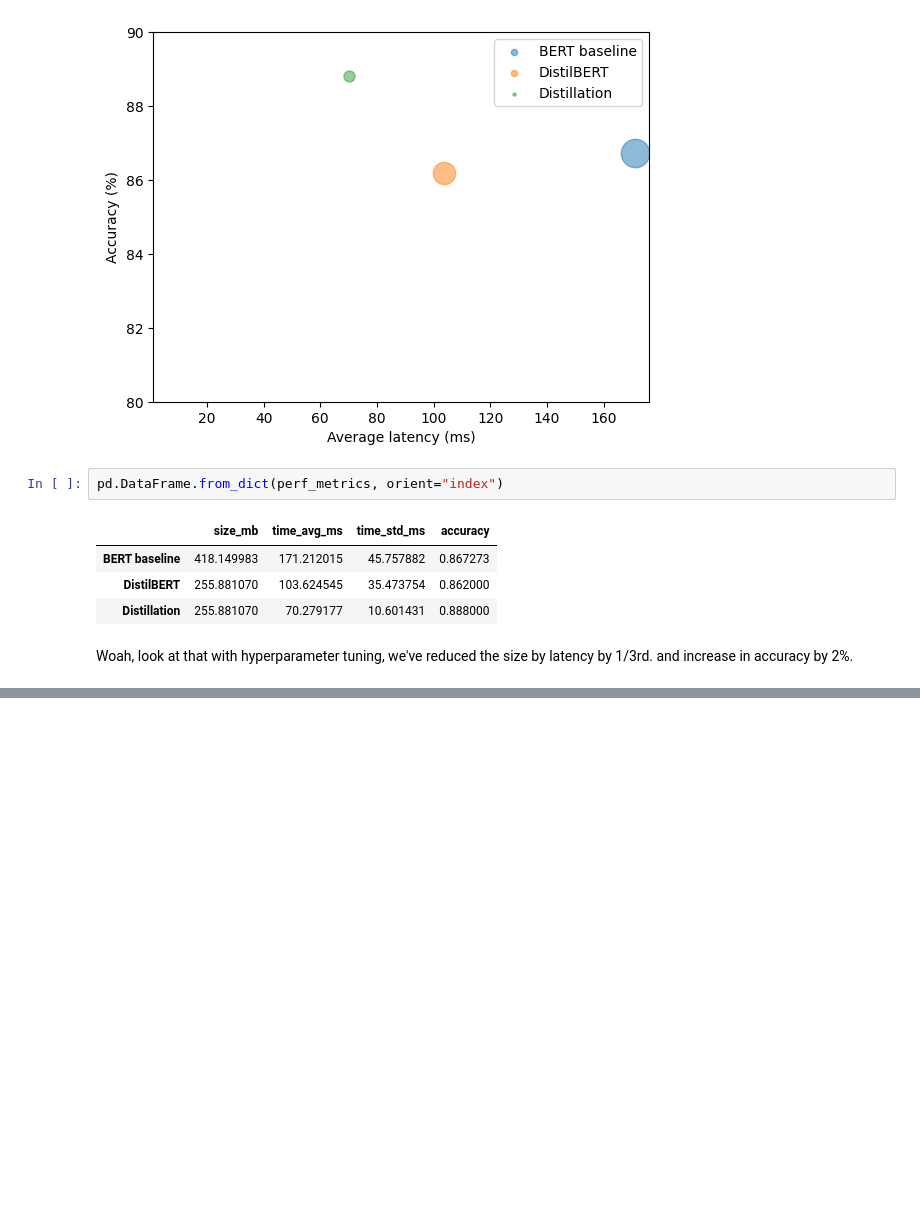
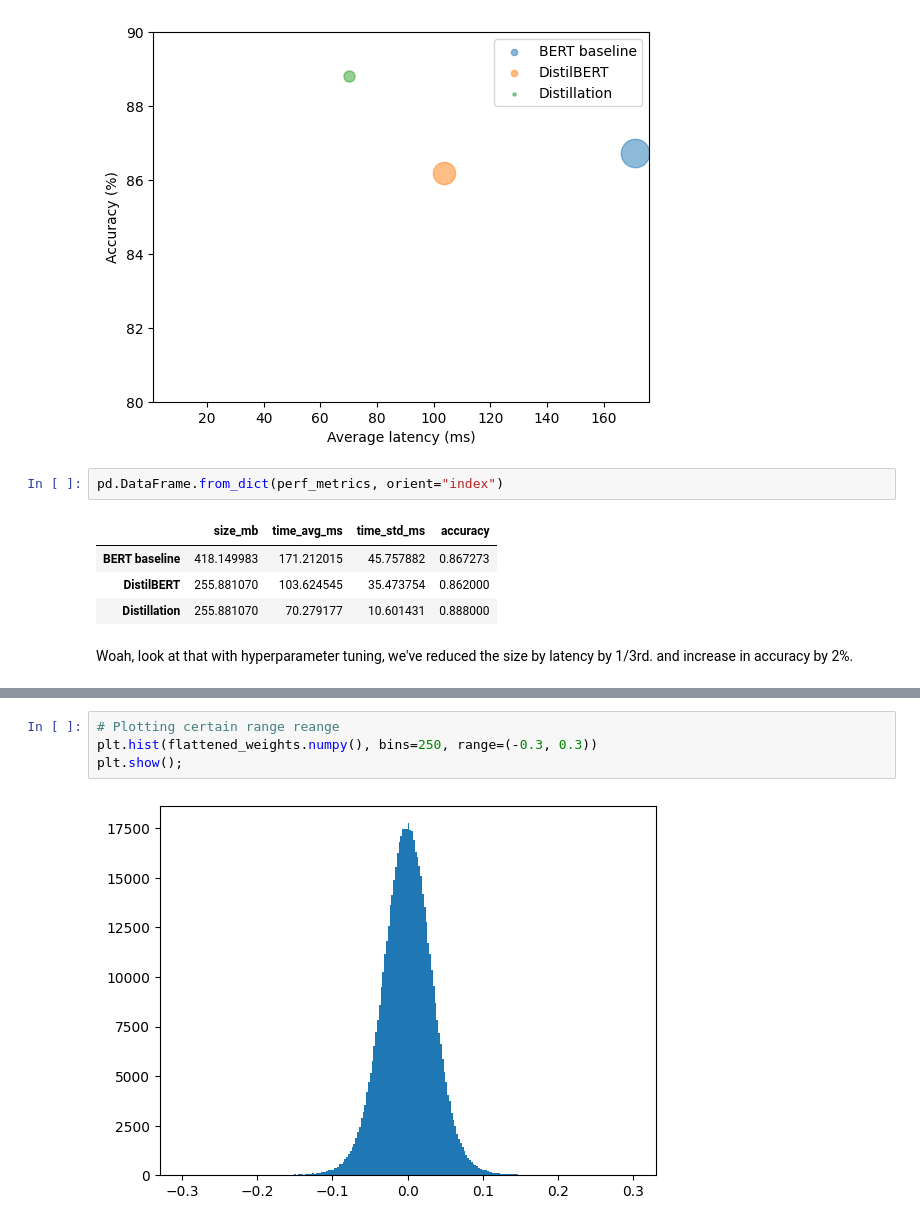
Before and after one commit to JpChii/nlp-with-hugging-face, a Jupyter notebook: notebooks/8-Making-transformers-efficient-in-production.ipynb, the cells around one changed output, grey strips where cells are left out. Drawn from its saved outputs; the diff is of its cells as text; blank space fills up the shorter version.

```diff
--- a/notebooks/8-Making-transformers-efficient-in-production.ipynb
+++ b/notebooks/8-Making-transformers-efficient-in-production.ipynb
@@ -1012,0 +1103,6 @@ Woah, look at that with hyperparameter tuning, we've reduced the size by latency
+# %%
+# Plotting certain range reange
+plt.hist(flattened_weights.numpy(), bins=250, range=(-0.3, 0.3))
+plt.show();
+# %% [output]
+[figure, added]
```
Also changed, not shown: parts of 18 cells of this notebook.
